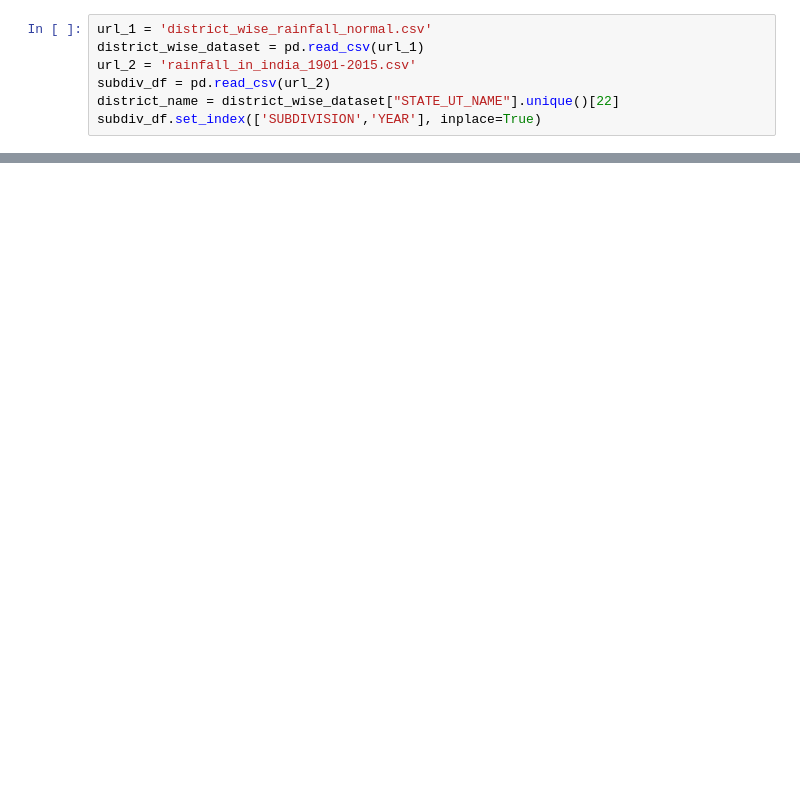
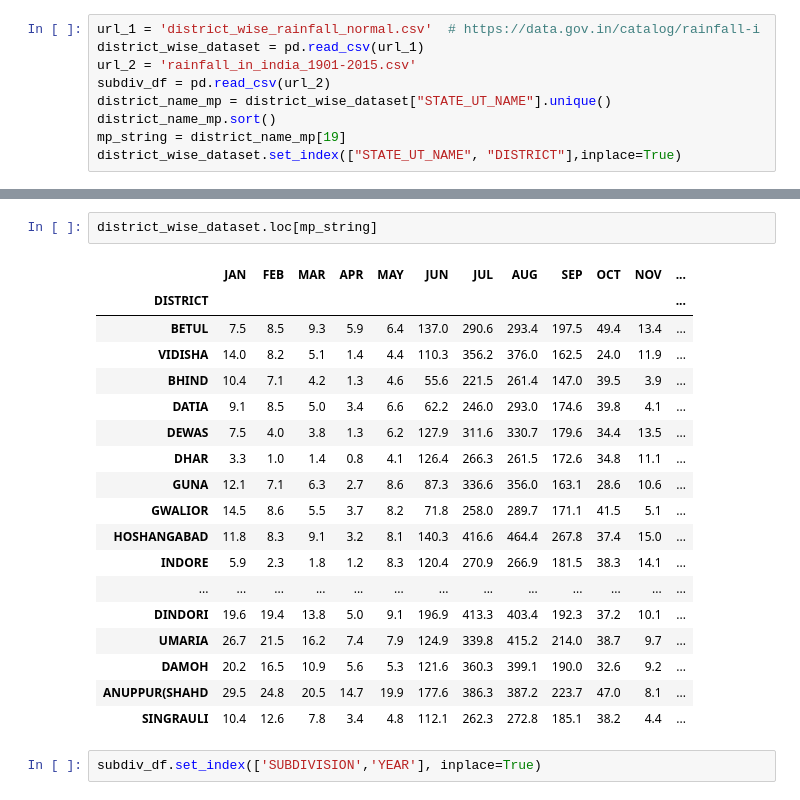
Before and after one commit to ken-neth-wang/crop-insurance, a Jupyter notebook: univariate_sim.ipynb, the cells around one changed output, grey strips where cells are left out. Drawn from its saved outputs; the diff is of its cells as text; blank space fills up the shorter version.

```diff
--- a/univariate_sim.ipynb
+++ b/univariate_sim.ipynb
@@ -4,7 +5,9 @@ import pandas as pd
 # %%
-url_1 = 'district_wise_rainfall_normal.csv'
+url_1 = 'district_wise_rainfall_normal.csv'  # https://data.gov.in/catalog/rainfall-i
 district_wise_dataset = pd.read_csv(url_1)
 url_2 = 'rainfall_in_india_1901-2015.csv'
 subdiv_df = pd.read_csv(url_2)
-district_name = district_wise_dataset["STATE_UT_NAME"].unique()[22]
-subdiv_df.set_index(['SUBDIVISION','YEAR'], inplace=True)
+district_name_mp = district_wise_dataset["STATE_UT_NAME"].unique()
+district_name_mp.sort()
+mp_string = district_name_mp[19]
+district_wise_dataset.set_index(["STATE_UT_NAME", "DISTRICT"],inplace=True)
@@ -26,0 +30,23 @@ Name: ANNUAL, Length: 115, dtype: float64
+# %%
+district_wise_dataset.loc[mp_string]
+# %% [output]
+|  | JAN | FEB | MAR | APR | MAY | JUN | JUL | AUG | SEP | OCT | NOV | ... |
+| DISTRICT |  |  |  |  |  |  |  |  |  |  |  | ... |
+| BETUL | 7.5 | 8.5 | 9.3 | 5.9 | 6.4 | 137.0 | 290.6 | 293.4 | 197.5 | 49.4 | 13.4 | ... |
+| VIDISHA | 14.0 | 8.2 | 5.1 | 1.4 | 4.4 | 110.3 | 356.2 | 376.0 | 162.5 | 24.0 | 11.9 | ... |
+| BHIND | 10.4 | 7.1 | 4.2 | 1.3 | 4.6 | 55.6 | 221.5 | 261.4 | 147.0 | 39.5 | 3.9 | ... |
+| DATIA | 9.1 | 8.5 | 5.0 | 3.4 | 6.6 | 62.2 | 246.0 | 293.0 | 174.6 | 39.8 | 4.1 | ... |
+| DEWAS | 7.5 | 4.0 | 3.8 | 1.3 | 6.2 | 127.9 | 311.6 | 330.7 | 179.6 | 34.4 | 13.5 | ... |
+| DHAR | 3.3 | 1.0 | 1.4 | 0.8 | 4.1 | 126.4 | 266.3 | 261.5 | 172.6 | 34.8 | 11.1 | ... |
+| GUNA | 12.1 | 7.1 | 6.3 | 2.7 | 8.6 | 87.3 | 336.6 | 356.0 | 163.1 | 28.6 | 10.6 | ... |
+| GWALIOR | 14.5 | 8.6 | 5.5 | 3.7 | 8.2 | 71.8 | 258.0 | 289.7 | 171.1 | 41.5 | 5.1 | ... |
+| HOSHANGABAD | 11.8 | 8.3 | 9.1 | 3.2 | 8.1 | 140.3 | 416.6 | 464.4 | 267.8 | 37.4 | 15.0 | ... |
+| INDORE | 5.9 | 2.3 | 1.8 | 1.2 | 8.3 | 120.4 | 270.9 | 266.9 | 181.5 | 38.3 | 14.1 | ... |
+| ... | ... | ... | ... | ... | ... | ... | ... | ... | ... | ... | ... | ... |
+| DINDORI | 19.6 | 19.4 | 13.8 | 5.0 | 9.1 | 196.9 | 413.3 | 403.4 | 192.3 | 37.2 | 10.1 | ... |
+| UMARIA | 26.7 | 21.5 | 16.2 | 7.4 | 7.9 | 124.9 | 339.8 | 415.2 | 214.0 | 38.7 | 9.7 | ... |
+| DAMOH | 20.2 | 16.5 | 10.9 | 5.6 | 5.3 | 121.6 | 360.3 | 399.1 | 190.0 | 32.6 | 9.2 | ... |
+| ANUPPUR(SHAHD | 29.5 | 24.8 | 20.5 | 14.7 | 19.9 | 177.6 | 386.3 | 387.2 | 223.7 | 47.0 | 8.1 | ... |
+| SINGRAULI | 10.4 | 12.6 | 7.8 | 3.4 | 4.8 | 112.1 | 262.3 | 272.8 | 185.1 | 38.2 | 4.4 | ... |
+# %%
+subdiv_df.set_index(['SUBDIVISION','YEAR'], inplace=True)
```
Also changed, not shown: parts of 14 cells of this notebook.
